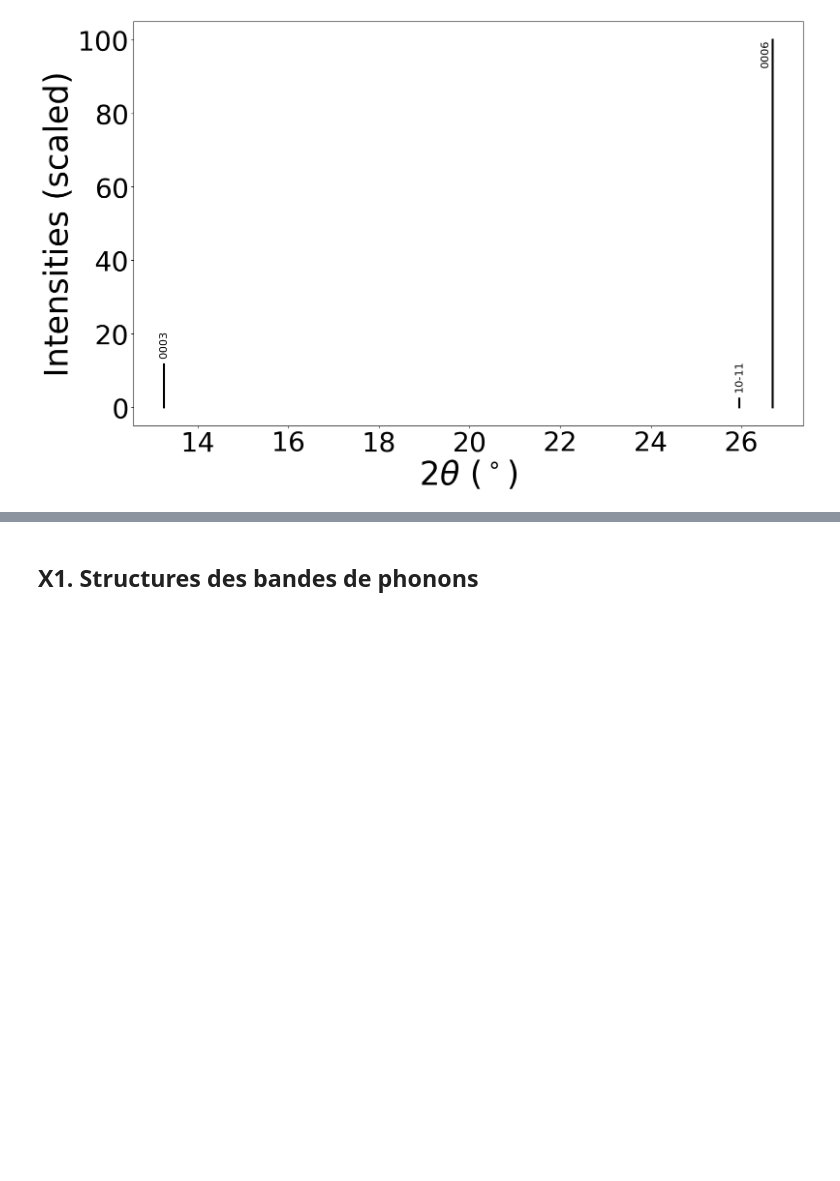
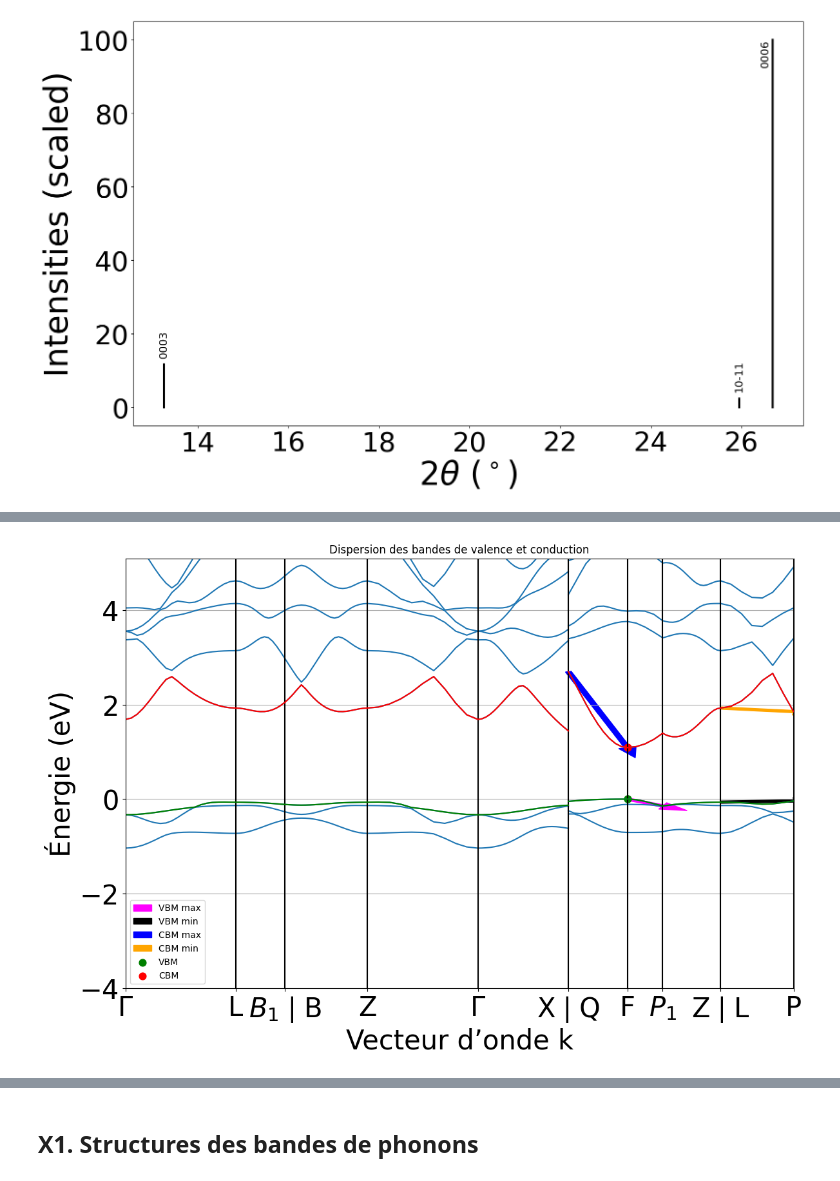
Before and after one commit to Ysaline-Roosemont/Projet-Physique-des-mat-riaux-2025-2026, a Jupyter notebook: NoteBook.ipynb, the cells around one changed output, grey strips where cells are left out. Drawn from its saved outputs; the diff is of its cells as text; code cells hidden in the pictures; blank space fills up the shorter version.

```diff
--- a/NoteBook.ipynb
+++ b/NoteBook.ipynb
@@ -490,0 +611,97 @@ Distance interplanaire = 3.3376 [Å]
+# %%
+# CALCUL DISPERSION
+num_segments = len(distances)
+
+dx = np.zeros(num_segments)
+dy_vbm = np.zeros(num_segments)
+dy_cbm = np.zeros(num_segments)
+
+m_vbm = np.zeros(num_segments)
+m_cbm = np.zeros(num_segments)
+
+for i in range(num_segments):
+
+    dx[i] = distances[i][-1] - distances[i][0]
+
+    dy_vbm[i] = energy['1'][i][vbm_band_index][-1] - energy['1'][i][vbm_band_index][0]
+    dy_cbm[i] = energy['1'][i][cbm_band_index][-1] - energy['1'][i][cbm_band_index][0]
+
+    m_vbm[i] = dy_vbm[i] / dx[i]
+    m_cbm[i] = dy_cbm[i] / dx[i]
+
+# DISPERSION MAX / MIN
+idx_max_vbm = np.argmax(abs(m_vbm))
+idx_min_vbm = np.argmin(abs(m_vbm))
+idx_max_cbm = np.argmax(abs(m_cbm))
+idx_min_cbm = np.argmin(abs(m_cbm))
+
+print("\n=== DISPERSION ===")
+print("Valence max dispersion : {:.6f} (segment {})".format(abs(m_vbm[idx_max_vbm]), idx_max_vbm))
+print("Valence min dispersion : {:.6f} (segment {})".format(abs(m_vbm[idx_min_vbm]), idx_min_vbm))
+print("Conduction max dispersion : {:.6f} (segment {})".format(abs(m_cbm[idx_max_cbm]), idx_max_cbm))
+print("Conduction min dispersion : {:.6f} (segment {})".format(abs(m_cbm[idx_min_cbm]), idx_min_cbm))
+
+# NOMS DES DIRECTIONS
+labels = bsdata["ticks"]["label"]
+
+segments = []
+for i in range(len(labels) - 1):
+    segments.append(f"{labels[i]}–{labels[i+1]}")
+
+print("\n=== DIRECTIONS ===")
+for i, seg in enumerate(segments):
+    print(i, ":", seg)
+
+# PLOT
+plt.figure()
+bsplot.get_plot()
+
+for i in range(len(distances)):
+    plt.plot(distances[i], energy['1'][i][vbm_band_index], color='green')
+    plt.plot(distances[i], energy['1'][i][cbm_band_index], color='red')
+
+# FLECHES AVEC LABELS
+plt.arrow(distances[idx_max_vbm][0],
+          energy['1'][idx_max_vbm][vbm_band_index][0],
+          dx[idx_max_vbm],
+          dy_vbm[idx_max_vbm],
+          color='magenta', width=0.05, label="VBM max")
+
+plt.arrow(distances[idx_min_vbm][0],
+          energy['1'][idx_min_vbm][vbm_band_index][0],
+          dx[idx_min_vbm],
+          dy_vbm[idx_min_vbm],
+          color='black', width=0.05, label="VBM min")
+
+plt.arrow(distances[idx_max_cbm][0],
+          energy['1'][idx_max_cbm][cbm_band_index][0],
+          dx[idx_max_cbm],
+          dy_cbm[idx_max_cbm],
+          color='blue', width=0.05, label="CBM max")
+
+plt.arrow(distances[idx_min_cbm][0],
+          energy['1'][idx_min_cbm][cbm_band_index][0],
+          dx[idx_min_cbm],
+          dy_cbm[idx_min_cbm],
+          color='orange', width=0.05, label="CBM min")
+
+# POINTS VBM / CBM
+for (kx, ky) in bsdata['vbm']:
+    plt.scatter(kx, ky, color='green', s=60, label="VBM")
+
+for (kx, ky) in bsdata['cbm']:
+    plt.scatter(kx, ky, color='red', s=60, label="CBM")
+
+
+# LEGENDE
+handles, labels = plt.gca().get_legend_handles_labels()
+by_label = dict(zip(labels, handles))
+plt.legend(by_label.values(), by_label.keys())
+
+# AFFICHAGE
+plt.title("Dispersion des bandes de valence et conduction")
+plt.xlabel("Vecteur d’onde k")
+plt.ylabel("Énergie (eV)")
+plt.grid(True)
+plt.show()
+# %% [output]
@@ -490,0 +726 @@ Distance interplanaire = 3.3376 [Å]
+[figure, added]
```
Also changed, not shown: parts of 11 cells of this notebook.
